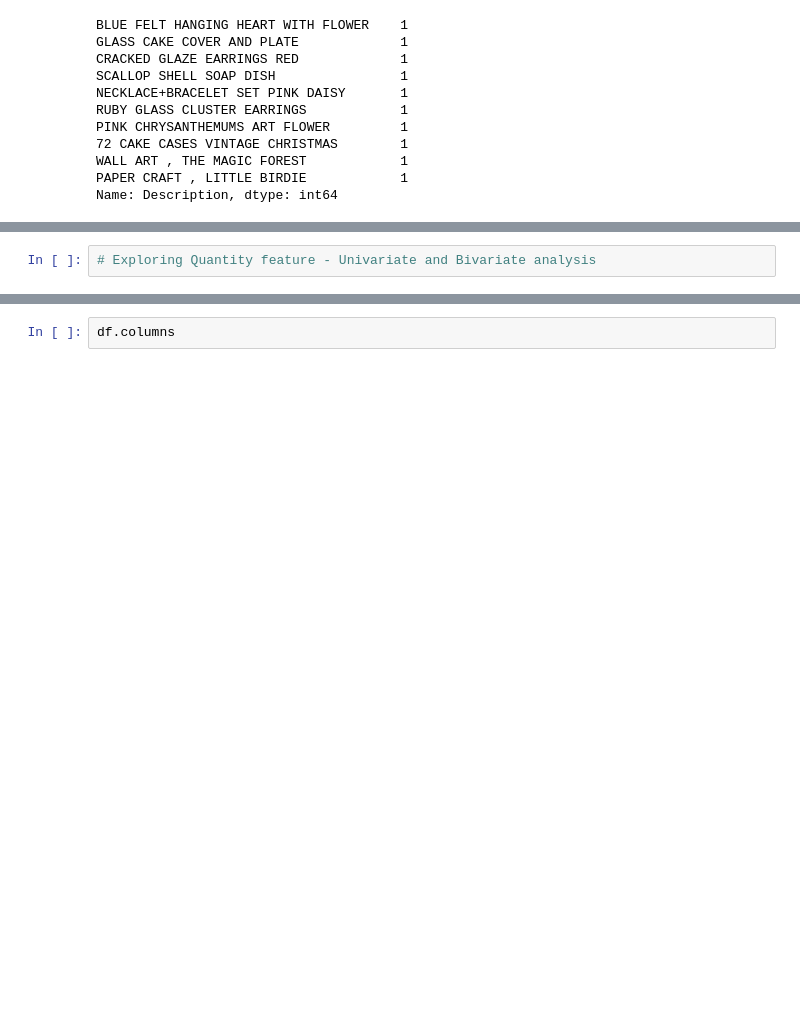
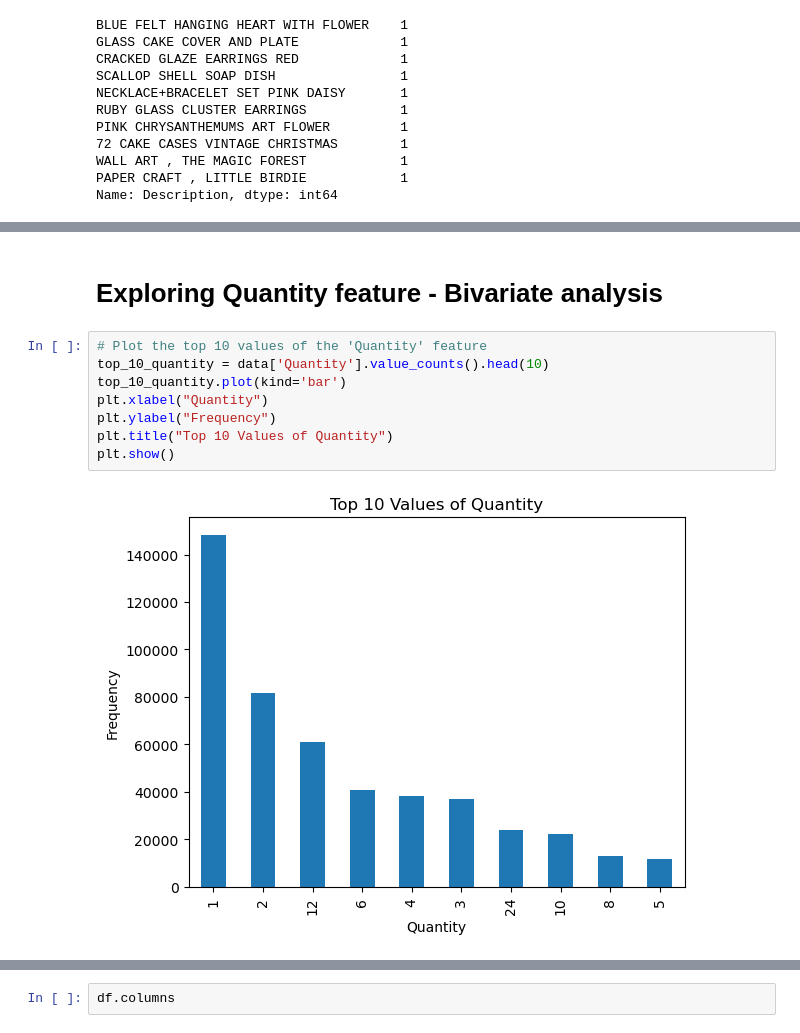
Before and after one commit to tusharraskar/Online-Retail-Customer-Segmentation, a Jupyter notebook: Online Retail Customer Segmentation.ipynb, the cells around one changed output, grey strips where cells are left out. Saved outputs shown, nothing was run; the diff lists cells and outputs as text; blank space fills up the shorter version.

Commit message:
Quantity Feature Explored

```diff
--- a/Online Retail Customer Segmentation.ipynb
+++ b/Online Retail Customer Segmentation.ipynb
@@ -445,3 +451,13 @@ Based on the data of the top 10 least frequently sold items, it can be concluded
 Yes, the gained insights from the top 10 least frequently sold items can help create a positive business impact for the retailer. By reducing the stock of these items, the retailer can save money on inventory costs, reduce storage space, and optimize their resources to focus on more popular and in-demand items.
-# %%
-# Exploring Quantity feature - Univariate and Bivariate analysis
+# %% [markdown]
+# Exploring Quantity feature -  Bivariate analysis
+# %%
+# Plot the top 10 values of the 'Quantity' feature
+top_10_quantity = data['Quantity'].value_counts().head(10)
+top_10_quantity.plot(kind='bar')
+plt.xlabel("Quantity")
+plt.ylabel("Frequency")
+plt.title("Top 10 Values of Quantity")
+plt.show()
+# %% [output]
+[figure, added]
```
Also changed, not shown: parts of 3 cells of this notebook.
